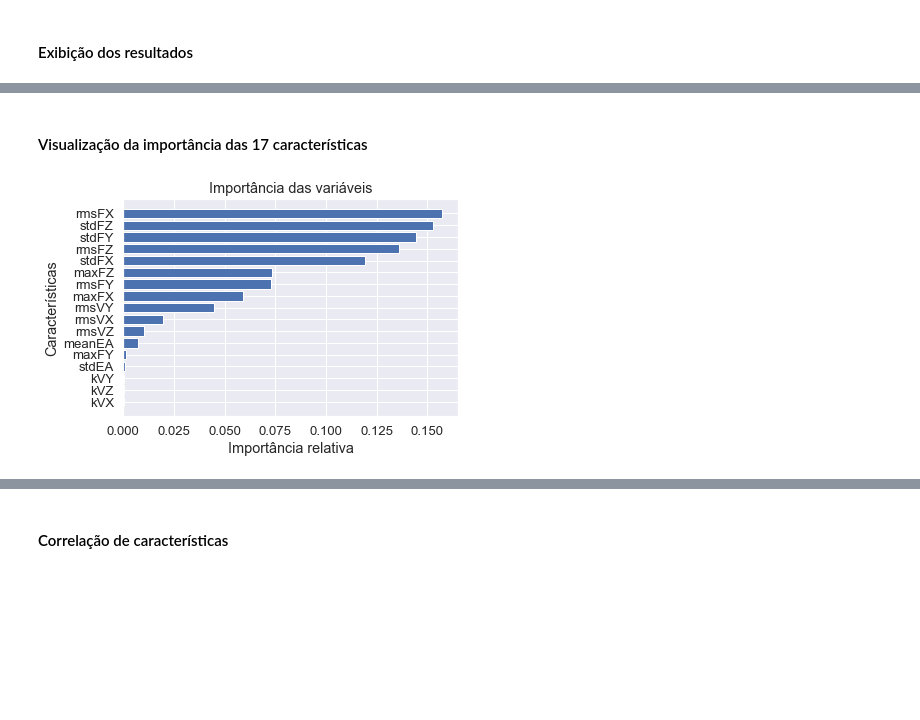
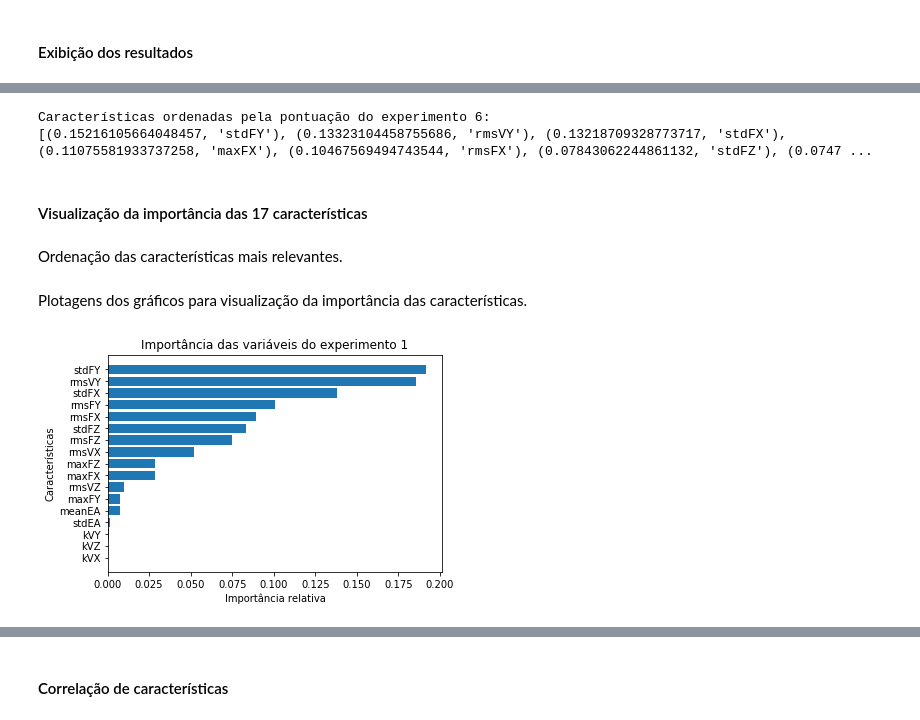
Before and after one commit to IarahAlmeida/IA, a Jupyter notebook: Trabalho final.ipynb, the cells around one changed output, grey strips where cells are left out. Saved outputs shown, nothing was run; the diff lists cells and outputs as text; code cells hidden in the pictures; blank space fills up the shorter version.

Commit message:
Adição dos dois outros experimentos
Tratamento dos dados, análise exploratória, Random Forest Regressor e correlação para os três experimentos.

```diff
--- a/Trabalho final.ipynb
+++ b/Trabalho final.ipynb
@@ -18,0 +21,15 @@ df.shape
+# %%
+names = ['rmsFX', 'maxFX', 'stdFX', 'rmsFY', 'maxFY', 'stdFY', 'rmsFZ', 'maxFZ', 'stdFZ', 'rmsVX', 'kVX', 'rmsVY', 'kVY', 'rmsVZ', 'kVZ', 'meanEA', 'stdEA']
+target = ['maxDesg']
+df1 = pd.read_csv('x1.csv', names = names)
+df4 = pd.read_csv('x4.csv', names = names)
+df6 = pd.read_csv('x6.csv', names = names)
+df_yt1 = pd.read_csv('yt1.csv', names = target)
+df_yt4 = pd.read_csv('yt4.csv', names = target)
+df_yt6 = pd.read_csv('yt6.csv', names = target)
+print(df1.shape);
+print(df4.shape);
+print(df6.shape);
+print(df_yt1.shape);
+print(df_yt4.shape);
+print(df_yt6.shape);
@@ -19,2 +45,6 @@ df.shape
+# %%
+df1['maxDesg'] = df_yt1['maxDesg']
+df4['maxDesg'] = df_yt4['maxDesg']
+df6['maxDesg'] = df_yt6['maxDesg']
 # %% [markdown]
 <h3>Conhecendo a base de dados</h3>
@@ -154,22 +397,36 @@ Características ordenadas pela pontuação:
+# %%
+print("Características ordenadas pela pontuação do experimento 6:")
+print(sorted(zip(map(lambda x: round(x, 17), bestRegressor6.feature_importances_), names), reverse = True))
+# %% [output]
+Características ordenadas pela pontuação do experimento 6:
+[(0.15216105664048457, 'stdFY'), (0.13323104458755686, 'rmsVY'), (0.13218709328773717, 'stdFX'), (0.11075581933737258, 'maxFX'), (0.10467569494743544, 'rmsFX'), (0.07843062244861132, 'stdFZ'), (0.0747 ...
 # %% [markdown]
 <h4>Visualização da importância das 17 características</h4>
+# %% [markdown]
+Ordenação das características mais relevantes.
+# %%
+# Isola as importâncias das características (quanto maior, mais importante)
+importance1 = bestRegressor1.feature_importances_
+importance4 = bestRegressor4.feature_importances_
+importance6 = bestRegressor6.feature_importances_
+
+# Ordena as importânticas das características
+sorted_importances1 = np.argsort(importance1)
+sorted_importances4 = np.argsort(importance4)
+sorted_importances6 = np.argsort(importance6)
+# %% [markdown]
+Plotagens dos gráficos para visualização da importância das características.
 # %%
-# Isola as importâncias das características (quanto maior, mais importante)
-importance = bestRegressor.feature_importances_
-
-# Ordena as importânticas das características
-sorted_importances = np.argsort(importance)
-
 # Plota os dados
-plt.barh(names, importance[sorted_importances], align = 'center')
+plt.barh(names, importance1[sorted_importances1], align = 'center')
 
 # Customiza a plotagem
-plt.yticks(names, names[sorted_importances])
+plt.yticks(names, names[sorted_importances1])
 plt.xlabel("Importância relativa")
 plt.ylabel("Características")
-plt.title("Importância das variáveis")
+plt.title("Importância das variáveis do experimento 1")
 
 # Exibe a plotagem
 plt.show()
 # %% [output]
-[figure, old version]
+[figure, new version]
```
Also changed, not shown: parts of 45 cells of this notebook, 14 other files.
